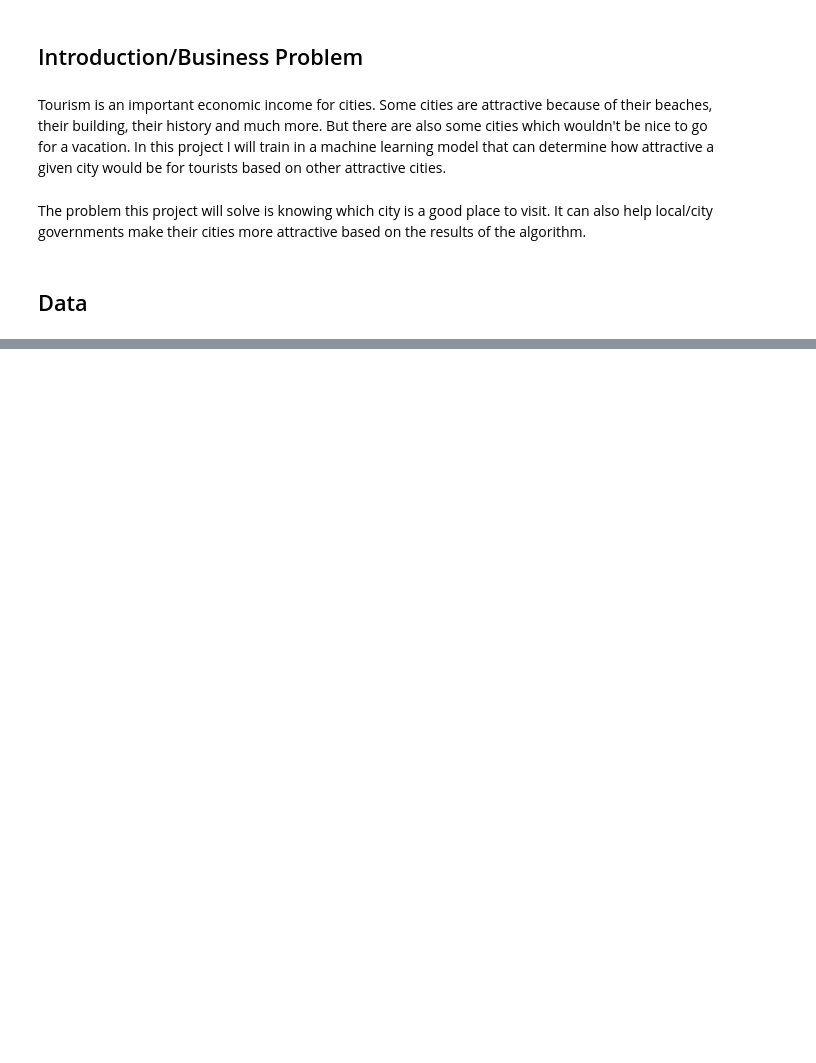
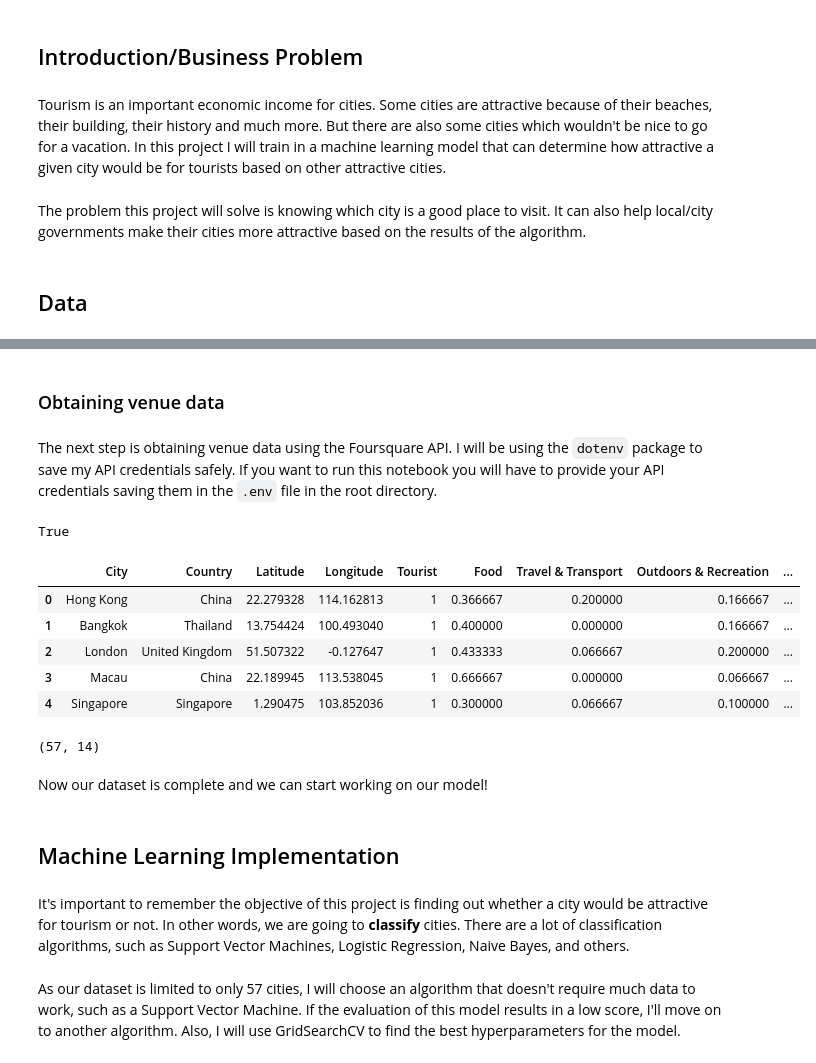
Before and after one commit to NeoLight1010/Coursera_Capstone, a Jupyter notebook: capstone/capstone_project.ipynb, the cells around one changed output, grey strips where cells are left out. Saved outputs shown, nothing was run; the diff lists cells and outputs as text; code cells hidden in the pictures; blank space fills up the shorter version.

Commit message:
Collected data and started ML implementation

```diff
--- a/capstone/capstone_project.ipynb
+++ b/capstone/capstone_project.ipynb
@@ -24,0 +318,11 @@ In addition, the cities categorized as "good tourist cities" will be chosen from
+# %% [markdown]
+### Obtaining venue data
+# %% [markdown]
+The next step is obtaining venue data using the Foursquare API. I will be using the `dotenv` package to save my API credentials safely. If you want to run this notebook you will have to provide your API credentials saving them in the `.env` file in the root directory.
+# %%
+# !pip install python-dotenv
+from dotenv import load_dotenv
+import os
+load_dotenv(dotenv_path="../.env")
+# %% [output]
+True
@@ -24,0 +373,63 @@ In addition, the cities categorized as "good tourist cities" will be chosen from
+# %%
+def get_trending_venues(lat, lon):
+    base_url = "https://api.foursquare.com/v2/venues/explore"
+    params = dict(
+        client_id=FOURSQUARE_ID,
+        client_secret=FOURSQUARE_SECRET,
+        v=FOURSQUARE_VERSION,
+        ll=f'{lat},{lon}',
+        limit=30
+    )
+
+    resp = requests.get(url=base_url, params=params)
+    data = json.loads(resp.text)
+
+    recommended = data["response"]["groups"][0]
+    venues = []
+
+    for item in recommended["items"]:
+        category = item["venue"]["categories"][0]["name"]
+        category = get_main_branch(category, category_tree)
+        venues.append(category)
+
+    return venues
+
+def get_venue_dataframe(city_series):
+    city = city_series["City"]
+    latitude = city_series["Latitude"]
+    longitude = city_series["Longitude"]
+
+    venues = pd.Series(get_trending_venues(latitude,longitude)).value_counts(normalize=True)
+    venues['City'] = city
+    return pd.DataFrame(venues).T
+# %%
+venues = pd.DataFrame()
+
+for row in cities.iterrows():
+    row = row[1]
+    venue_dataframe = get_venue_dataframe(row)
+    venues = venues.append(venue_dataframe)
+
+venues = venues.fillna(0)
+# %%
+cities = pd.merge(cities, venues)
+cities.head()
+# %% [output]
+|  | City | Country | Latitude | Longitude | Tourist | Food | Travel & Transport | Outdoors & Recreation | ... |
+| 0 | Hong Kong | China | 22.279328 | 114.162813 | 1 | 0.366667 | 0.200000 | 0.166667 | ... |
+| 1 | Bangkok | Thailand | 13.754424 | 100.493040 | 1 | 0.400000 | 0.000000 | 0.166667 | ... |
+| 2 | London | United Kingdom | 51.507322 | -0.127647 | 1 | 0.433333 | 0.066667 | 0.200000 | ... |
+| 3 | Macau | China | 22.189945 | 113.538045 | 1 | 0.666667 | 0.000000 | 0.066667 | ... |
+| 4 | Singapore | Singapore | 1.290475 | 103.852036 | 1 | 0.300000 | 0.066667 | 0.100000 | ... |
+# %%
+cities.shape
+# %% [output]
+(57, 14)
+# %% [markdown]
+Now our dataset is complete and we can start working on our model!
+# %% [markdown]
+## Machine Learning Implementation
+# %% [markdown]
+It's important to remember the objective of this project is finding out whether a city would be attractive for tourism or not. In other words, we are going to **classify** cities. There are a lot of classification algorithms, such as Support Vector Machines, Logistic Regression, Naive Bayes, and others.
+# %% [markdown]
+As our dataset is limited to only 57 cities, I will choose an algorithm that doesn't require much data to work, such as a Support Vector Machine. If the evaluation of this model results in a low score, I'll move on to another algorithm. Also, I will use GridSearchCV to find the best hyperparameters for the model.
```
Also changed, not shown: parts of 49 cells of this notebook, 4 other files.
